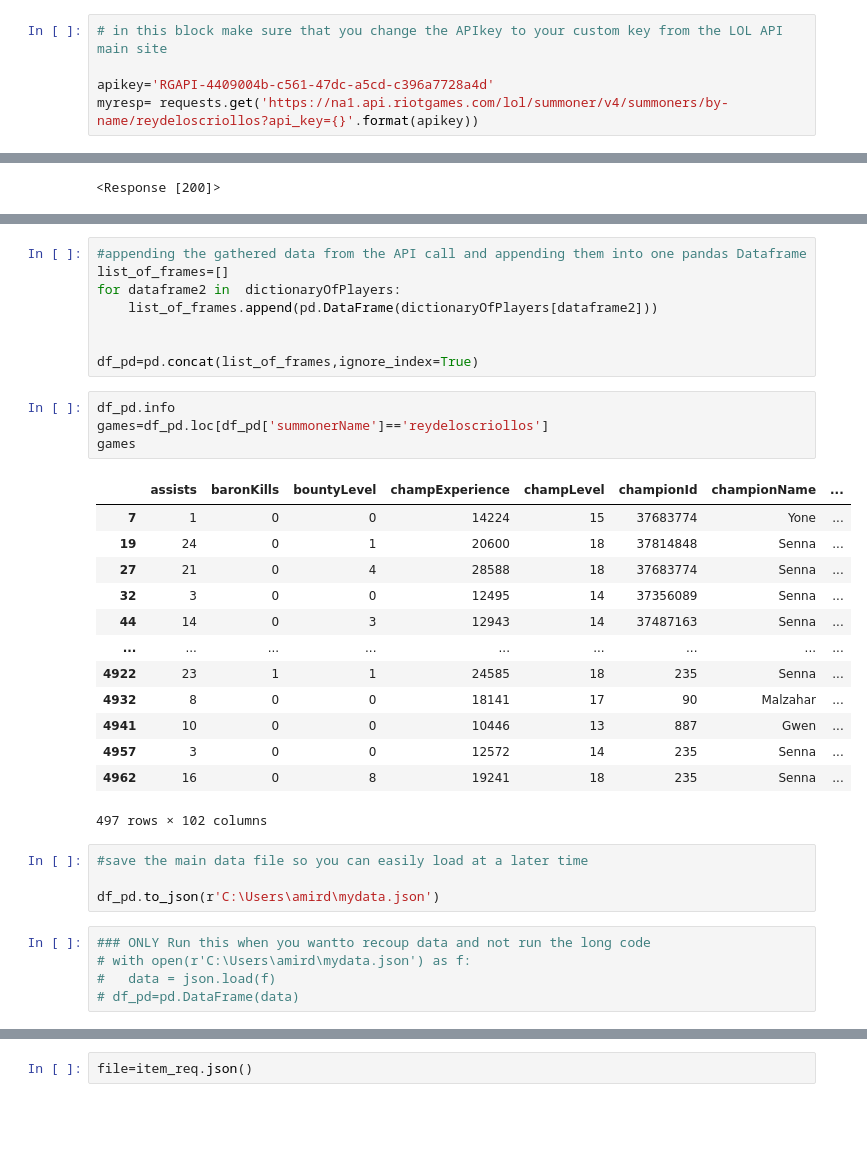
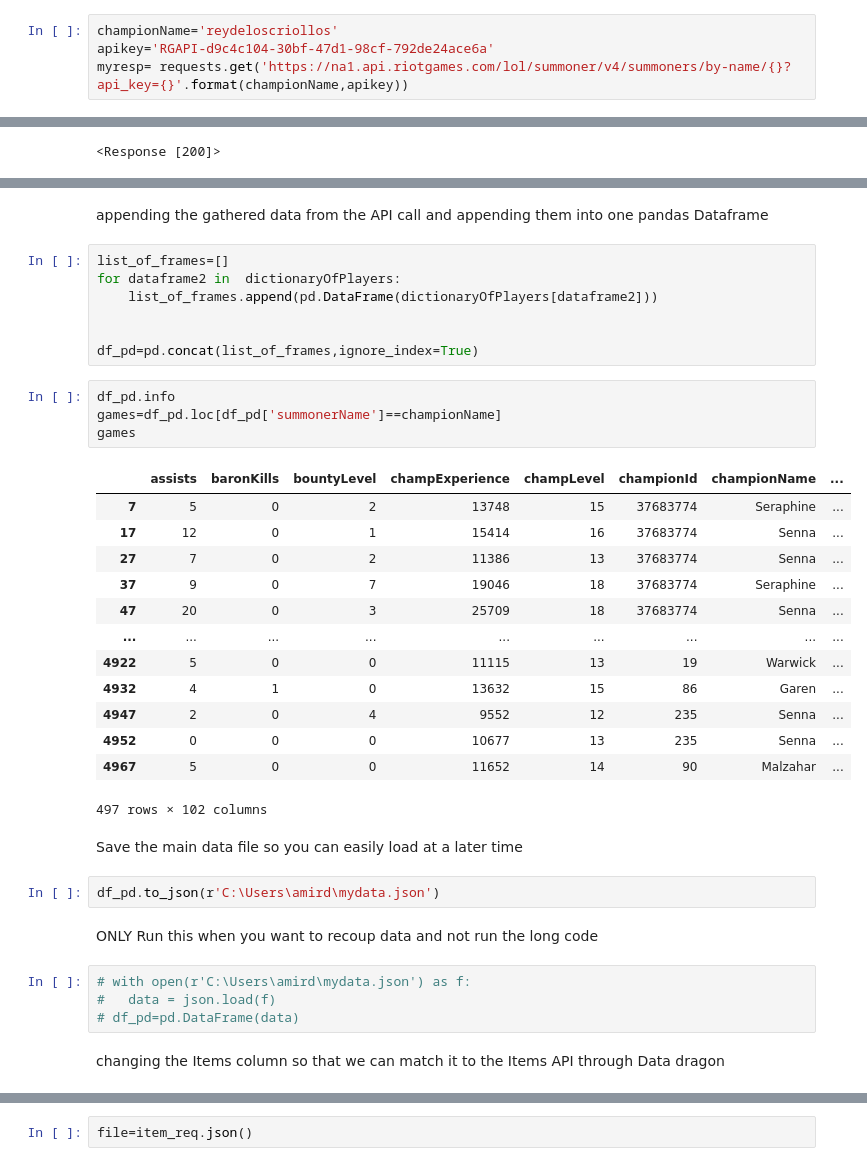
Before and after one commit to criolloprimero/League_api_test, a Jupyter notebook: leagueMain.ipynb, the cells around one changed output, grey strips where cells are left out. Cells and saved outputs as stored; diff of their text form; blank space fills up the shorter version.

```diff
--- a/leagueMain.ipynb
+++ b/leagueMain.ipynb
@@ -13,5 +18,4 @@ import matplotlib.pyplot as plt
 # %%
-# in this block make sure that you change the APIkey to your custom key from the LOL API main site
-
-apikey='RGAPI-4409004b-c561-47dc-a5cd-c396a7728a4d'
-myresp= requests.get('https://na1.api.riotgames.com/lol/summoner/v4/summoners/by-name/reydeloscriollos?api_key={}'.format(apikey))
+championName='reydeloscriollos'
+apikey='RGAPI-d9c4c104-30bf-47d1-98cf-792de24ace6a'
+myresp= requests.get('https://na1.api.riotgames.com/lol/summoner/v4/summoners/by-name/{}?api_key={}'.format(championName,apikey))
@@ -95,5 +92,6 @@ NameError: name 'df_pd' is not defined
+# %% [markdown]
+appending the gathered data from the API call and appending them into one pandas Dataframe
 # %%
-#appending the gathered data from the API call and appending them into one pandas Dataframe
 list_of_frames=[]
 for dataframe2 in  dictionaryOfPlayers:
     list_of_frames.append(pd.DataFrame(dictionaryOfPlayers[dataframe2]))
@@ -102,29 +100,32 @@ for dataframe2 in  dictionaryOfPlayers:
 df_pd=pd.concat(list_of_frames,ignore_index=True)
 # %%
 df_pd.info
-games=df_pd.loc[df_pd['summonerName']=='reydeloscriollos']
+games=df_pd.loc[df_pd['summonerName']==championName]
 games
 # %% [output]
 |  | assists | baronKills | bountyLevel | champExperience | champLevel | championId | championName | ... |
-| 7 | 1 | 0 | 0 | 14224 | 15 | 37683774 | Yone | ... |
-| 19 | 24 | 0 | 1 | 20600 | 18 | 37814848 | Senna | ... |
-| 27 | 21 | 0 | 4 | 28588 | 18 | 37683774 | Senna | ... |
-| 32 | 3 | 0 | 0 | 12495 | 14 | 37356089 | Senna | ... |
-| 44 | 14 | 0 | 3 | 12943 | 14 | 37487163 | Senna | ... |
+| 7 | 5 | 0 | 2 | 13748 | 15 | 37683774 | Seraphine | ... |
+| 17 | 12 | 0 | 1 | 15414 | 16 | 37683774 | Senna | ... |
+| 27 | 7 | 0 | 2 | 11386 | 13 | 37683774 | Senna | ... |
+| 37 | 9 | 0 | 7 | 19046 | 18 | 37683774 | Seraphine | ... |
+| 47 | 20 | 0 | 3 | 25709 | 18 | 37683774 | Senna | ... |
 | ... | ... | ... | ... | ... | ... | ... | ... | ... |
-| 4922 | 23 | 1 | 1 | 24585 | 18 | 235 | Senna | ... |
-| 4932 | 8 | 0 | 0 | 18141 | 17 | 90 | Malzahar | ... |
-| 4941 | 10 | 0 | 0 | 10446 | 13 | 887 | Gwen | ... |
-| 4957 | 3 | 0 | 0 | 12572 | 14 | 235 | Senna | ... |
-| 4962 | 16 | 0 | 8 | 19241 | 18 | 235 | Senna | ... |
+| 4922 | 5 | 0 | 0 | 11115 | 13 | 19 | Warwick | ... |
+| 4932 | 4 | 1 | 0 | 13632 | 15 | 86 | Garen | ... |
+| 4947 | 2 | 0 | 4 | 9552 | 12 | 235 | Senna | ... |
+| 4952 | 0 | 0 | 0 | 10677 | 13 | 235 | Senna | ... |
+| 4967 | 5 | 0 | 0 | 11652 | 14 | 90 | Malzahar | ... |
 497 rows × 102 columns
+# %% [markdown]
+Save the main data file so you can easily load at a later time
 # %%
-#save the main data file so you can easily load at a later time
-
 df_pd.to_json(r'C:\Users\amird\mydata.json')
+# %% [markdown]
+ONLY Run this when you want to recoup data and not run the long code
 # %%
-### ONLY Run this when you wantto recoup data and not run the long code
 # with open(r'C:\Users\amird\mydata.json') as f:
 #   data = json.load(f)
 # df_pd=pd.DataFrame(data)
+# %% [markdown]
+changing the Items column so that we can match it to the Items API through Data dragon
 # %%
```
Also changed, not shown: parts of 42 cells of this notebook.
